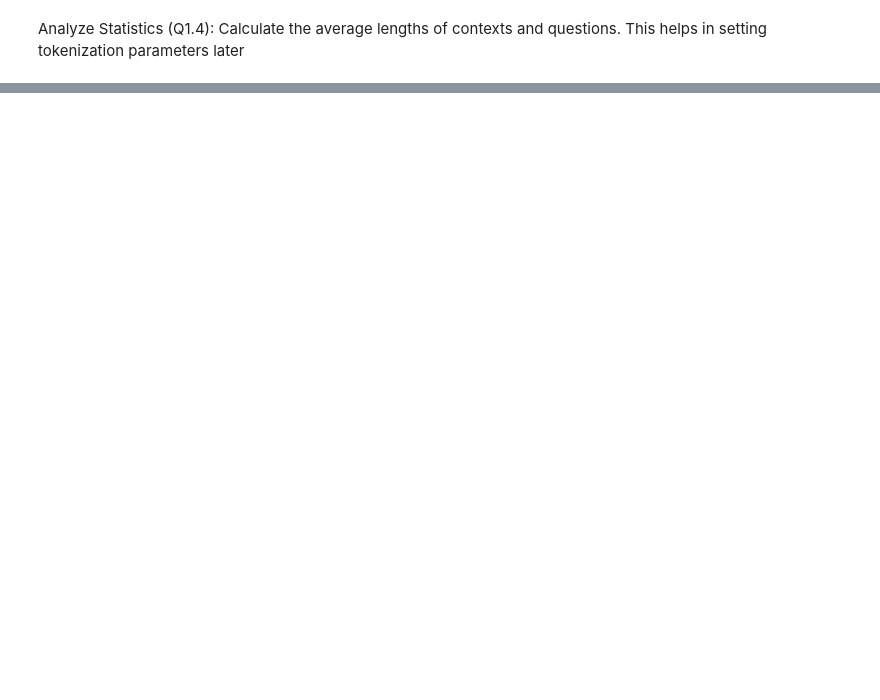
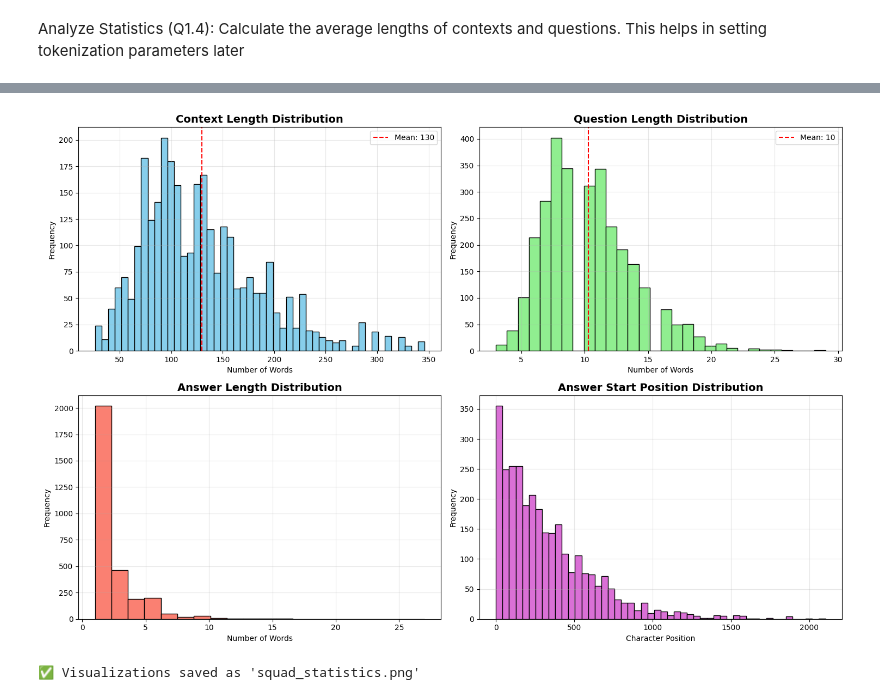
Before and after one commit to Jai-Kumar786/Full-Fledged-BERT-Question-Answering-Application, a Jupyter notebook: 01_data_exploration.ipynb, the cells around one changed output, grey strips where cells are left out. Drawn from its saved outputs; the diff is of its cells as text; code cells hidden in the pictures; blank space fills up the shorter version.

```diff
--- a/01_data_exploration.ipynb
+++ b/01_data_exploration.ipynb
@@ -49,0 +121,16 @@ validation_dataset = squad['validation'].shuffle(seed=42).select(range(500))
+# %%
+# ============================================
+# QUESTION 1.2: Create Data Subsets (2.5 marks)
+# ============================================
+
+# Create training subset (3000 examples)
+train_dataset = dataset['train'].select(range(3000))
+
+# Create validation subset (500 examples)
+val_dataset = dataset['validation'].select(range(500))
+
+# Verify subset sizes
+print(f"✅ Training subset: {len(train_dataset)} examples")
+print(f"✅ Validation subset: {len(val_dataset)} examples")
+print(f"\n📉 Reduction: {87599} → {3000} training examples")
+print(f"   ({(3000/87599)*100:.1f}% of original)")
@@ -76,0 +246,46 @@ Average Question Length: 58.81166666666667
+# %%
+# Create visualizations
+fig, axes = plt.subplots(2, 2, figsize=(15, 10))
+
+# Plot 1: Context Length Distribution
+axes[0, 0].hist(context_lengths, bins=50, color='skyblue', edgecolor='black')
+axes[0, 0].axvline(avg_context_len, color='red', linestyle='--',
+                    label=f'Mean: {avg_context_len:.0f}')
+axes[0, 0].set_title('Context Length Distribution', fontsize=14, fontweight='bold')
+axes[0, 0].set_xlabel('Number of Words')
+axes[0, 0].set_ylabel('Frequency')
+axes[0, 0].legend()
+axes[0, 0].grid(alpha=0.3)
+
+# Plot 2: Question Length Distribution
+axes[0, 1].hist(question_lengths, bins=30, color='lightgreen', edgecolor='black')
+axes[0, 1].axvline(avg_question_len, color='red', linestyle='--',
+                    label=f'Mean: {avg_question_len:.0f}')
+axes[0, 1].set_title('Question Length Distribution', fontsize=14, fontweight='bold')
+axes[0, 1].set_xlabel('Number of Words')
+axes[0, 1].set_ylabel('Frequency')
+axes[0, 1].legend()
+axes[0, 1].grid(alpha=0.3)
+
+# Plot 3: Answer Length Distribution
+axes[1, 0].hist(answer_lengths, bins=20, color='salmon', edgecolor='black')
+axes[1, 0].set_title('Answer Length Distribution', fontsize=14, fontweight='bold')
+axes[1, 0].set_xlabel('Number of Words')
+axes[1, 0].set_ylabel('Frequency')
+axes[1, 0].grid(alpha=0.3)
+
+# Plot 4: Answer Start Position Distribution
+axes[1, 1].hist(answer_starts, bins=50, color='orchid', edgecolor='black')
+axes[1, 1].set_title('Answer Start Position Distribution', fontsize=14, fontweight='bold')
+axes[1, 1].set_xlabel('Character Position')
+axes[1, 1].set_ylabel('Frequency')
+axes[1, 1].grid(alpha=0.3)
+
+plt.tight_layout()
+plt.savefig('squad_statistics.png', dpi=300, bbox_inches='tight')
+plt.show()
+
+print("\n✅ Visualizations saved as 'squad_statistics.png'")
+# %% [output]
+[figure, added]
+✅ Visualizations saved as 'squad_statistics.png'
```
Also changed, not shown: parts of 11 cells of this notebook.
